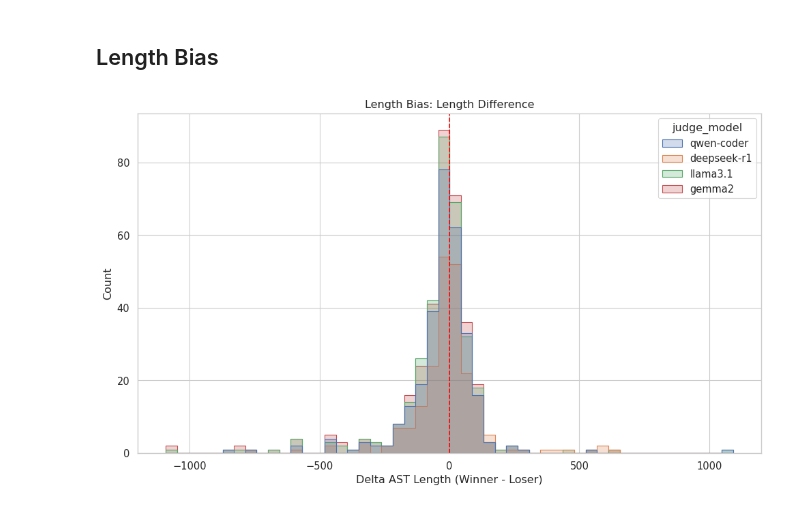
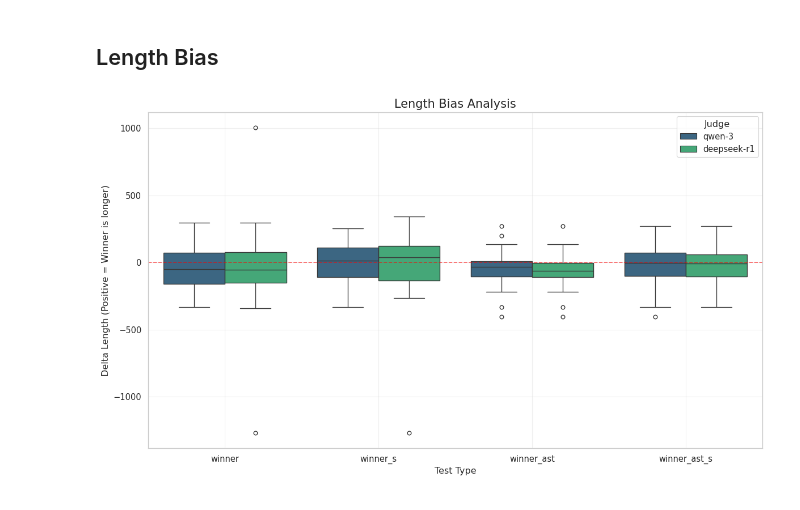
Before and after one commit to Lurpigi/msc-thesis-LLMs-to-rank-decompilers, a Jupyter notebook: final_db.ipynb, the cells around one changed output. Drawn from its saved outputs; the diff is of its cells as text; code cells hidden in the pictures.

```diff
--- a/final_db.ipynb
+++ b/final_db.ipynb
@@ -40,6 +41,7 @@ def load_dogbolt_data(path):
                 'decompiler_A': item.get('decompiler_A'),
                 'decompiler_B': item.get('decompiler_B'),
                 'winner': item.get('winner'),
+                'winner_ast': item.get('winner_ast'),
                 'motivation': item.get('motivation', ''),
 
                 # Code Perplexity Metrics
@@ -75,7 +77,6 @@ def load_dogbolt_data(path):
 
     df = pd.DataFrame(rows)
 
-    # Convert numeric columns
     num_cols = ['perp_source', 'perp_A', 'perp_B',
                 'perp_ast_source', 'perp_ast_A', 'perp_ast_B',
                 'delta_perp', 'delta_perp_ast']
@@ -339,24 +370,51 @@ plt.show()
 # %% [markdown]
 ## Length Bias
 # %%
-df_valid = df[df['clean_winner'].isin(['A', 'B'])].copy()
+bias_data = []
 
-df_valid['len_A'] = df_valid['ast_A'].fillna('').astype(str).str.len()
-df_valid['len_B'] = df_valid['ast_B'].fillna('').astype(str).str.len()
-def get_delta_len(row):
-    if row['clean_winner'] == 'A':
-        return row['len_A'] - row['len_B']
-    else:
-        return row['len_B'] - row['len_A']
+test_cols = {
+    'winner': ('len_A', 'len_B'),
+    'winner_s': ('len_A', 'len_B'),
+    'winner_ast': ('len_ast_A', 'len_ast_B'),
+    'winner_ast_s': ('len_ast_A', 'len_ast_B')
+}
 
-df_valid['delta_len_winner'] = df_valid.apply(get_delta_len, axis=1)
+df['len_A'] = df['decompiler_A_code'].str.len()
+df['len_B'] = df['decompiler_B_code'].str.len()
+df['len_ast_A'] = df['ast_A'].astype(str).str.len()
+df['len_ast_B'] = df['ast_B'].astype(str).str.len()
 
-plt.figure(figsize=(10, 6))
-sns.histplot(data=df_valid, x='delta_len_winner', hue='judge_model', element="step", bins=50)
-plt.axvline(0, color='red', linestyle='--')
-plt.title('Length Bias: Length Difference')
-plt.xlabel('Delta AST Length (Winner - Loser)')
+for col, (l_a, l_b) in test_cols.items():
+    temp = df[df[col].isin(['A', 'B'])].copy()
+
+    for _, row in temp.iterrows():
+        if row[col] == 'A':
+            delta = row[l_a] - row[l_b]
+        else:
+            delta = row[l_b] - row[l_a]
+
+        bias_data.append({
+            'Judge': row['judge_model'],
+            'Test Type': col,
+            'Delta Length (Winner - Loser)': delta
+        })
+
+df_bias = pd.DataFrame(bias_data)
+
+plt.figure(figsize=(12, 7))
+sns.boxplot(
+    data=df_bias,
+    x='Test Type',
+    y='Delta Length (Winner - Loser)',
+    hue='Judge',
+    palette='viridis',
+)
+
+plt.axhline(0, color='red', linestyle='--', alpha=0.6)
+plt.title('Length Bias Analysis', fontsize=15)
+plt.ylabel('Delta Length (Positive = Winner is longer)')
+plt.grid(True, alpha=0.3)
 plt.tight_layout()
 plt.show()
 # %% [output]
-[figure, old version]
+[figure, new version]
```
Also changed, not shown: parts of 9 cells of this notebook, 19 other files.
